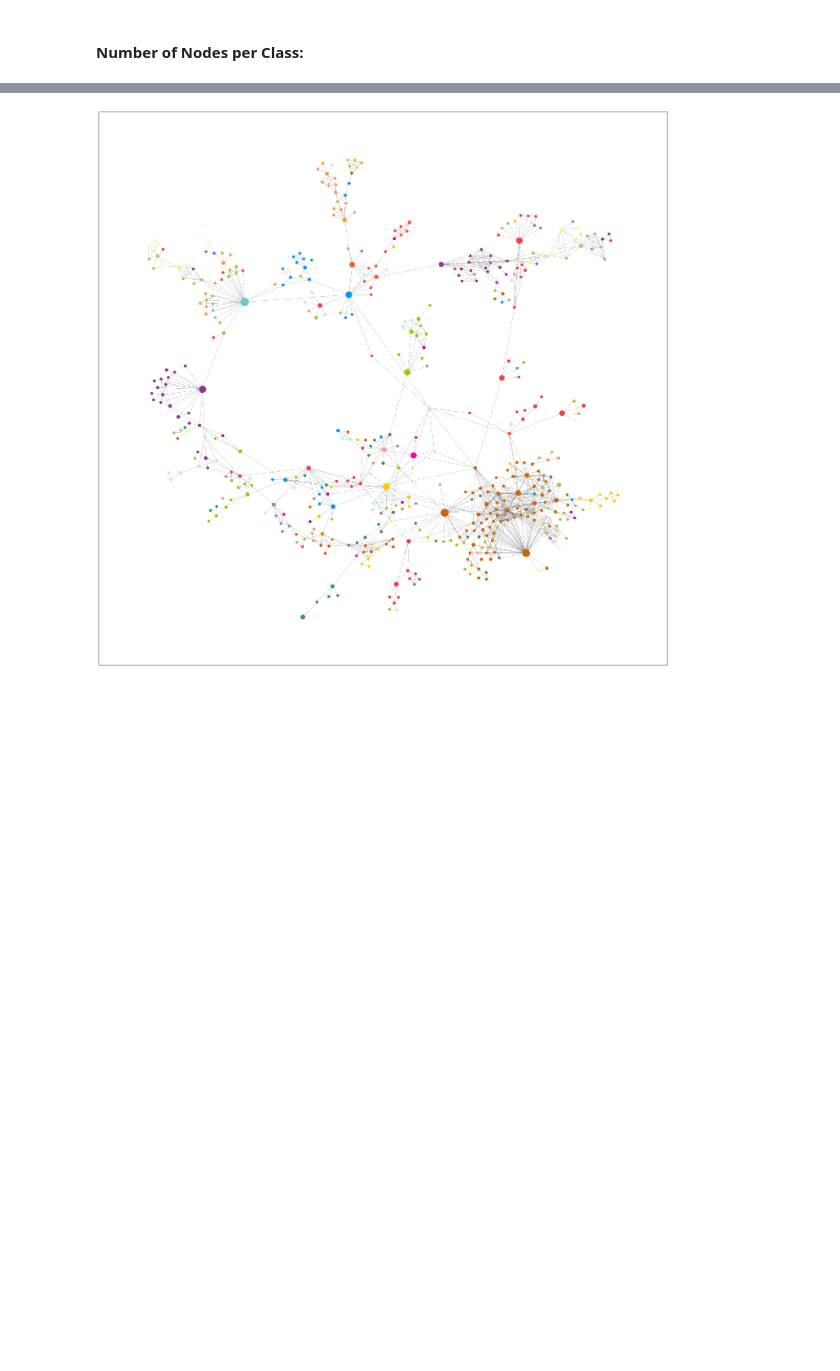
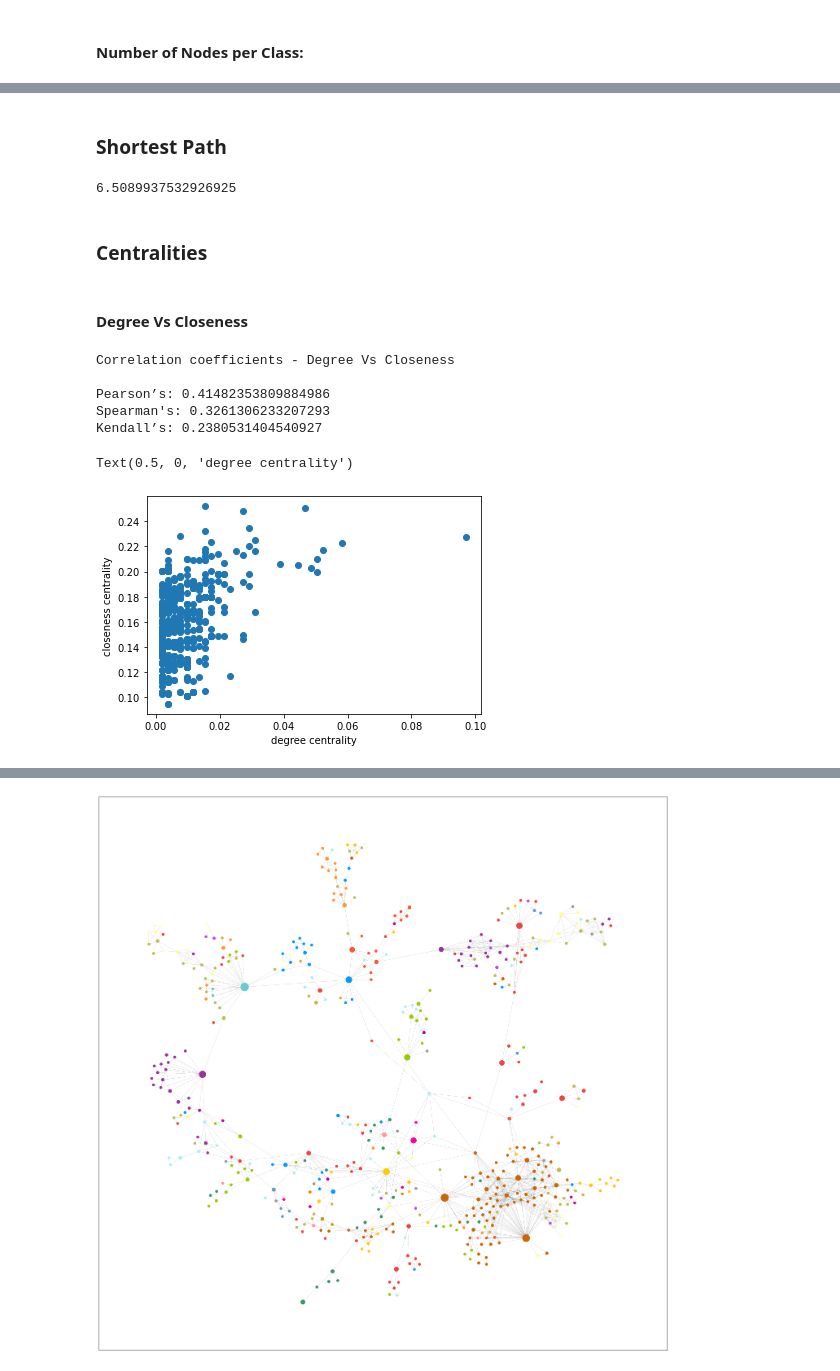
Before and after one commit to acd17sk/Human-Disease-Network-NetSci, a Jupyter notebook: demo_notebook.ipynb, the cells around one changed output, grey strips where cells are left out. Saved outputs shown, nothing was run; the diff lists cells and outputs as text; code cells hidden in the pictures; blank space fills up the shorter version.

```diff
--- a/demo_notebook.ipynb
+++ b/demo_notebook.ipynb
@@ -161,0 +98,35 @@ for n, s in s_npn.items():
+# %% [markdown]
+### Shortest Path
+# %%
+nx.average_shortest_path_length(pp)
+# %% [output]
+6.5089937532926925
+# %% [markdown]
+### Centralities
+# %%
+deg_centr = nx.degree_centrality(pp)
+cl_centr = nx.closeness_centrality(pp)
+bet_centr = nx.betweenness_centrality(pp)
+# %% [markdown]
+#### Degree Vs Closeness
+# %%
+spearman = sp.spearmanr(list(deg_centr.values()),list(cl_centr.values()))[0]
+kendal = sp.kendalltau(list(deg_centr.values()),list(cl_centr.values()))[0]
+pearson = sp.pearsonr(list(deg_centr.values()),list(cl_centr.values()))[0]
+print('Correlation coefficients - Degree Vs Closeness')
+print()
+print("Pearson’s:", pearson)
+print("Spearman's:", spearman)
+print("Kendall’s:", kendal)
+
+plt.scatter(list(deg_centr.values()),list(cl_centr.values()))
+plt.ylabel('closeness centrality')
+plt.xlabel('degree centrality')
+# %% [output]
+Correlation coefficients - Degree Vs Closeness
+
+Pearson’s: 0.41482353809884986
+Spearman's: 0.3261306233207293
+Kendall’s: 0.2380531404540927
+Text(0.5, 0, 'degree centrality')
+[figure, added]
```
Also changed, not shown: parts of 39 cells of this notebook, 1 other file.
